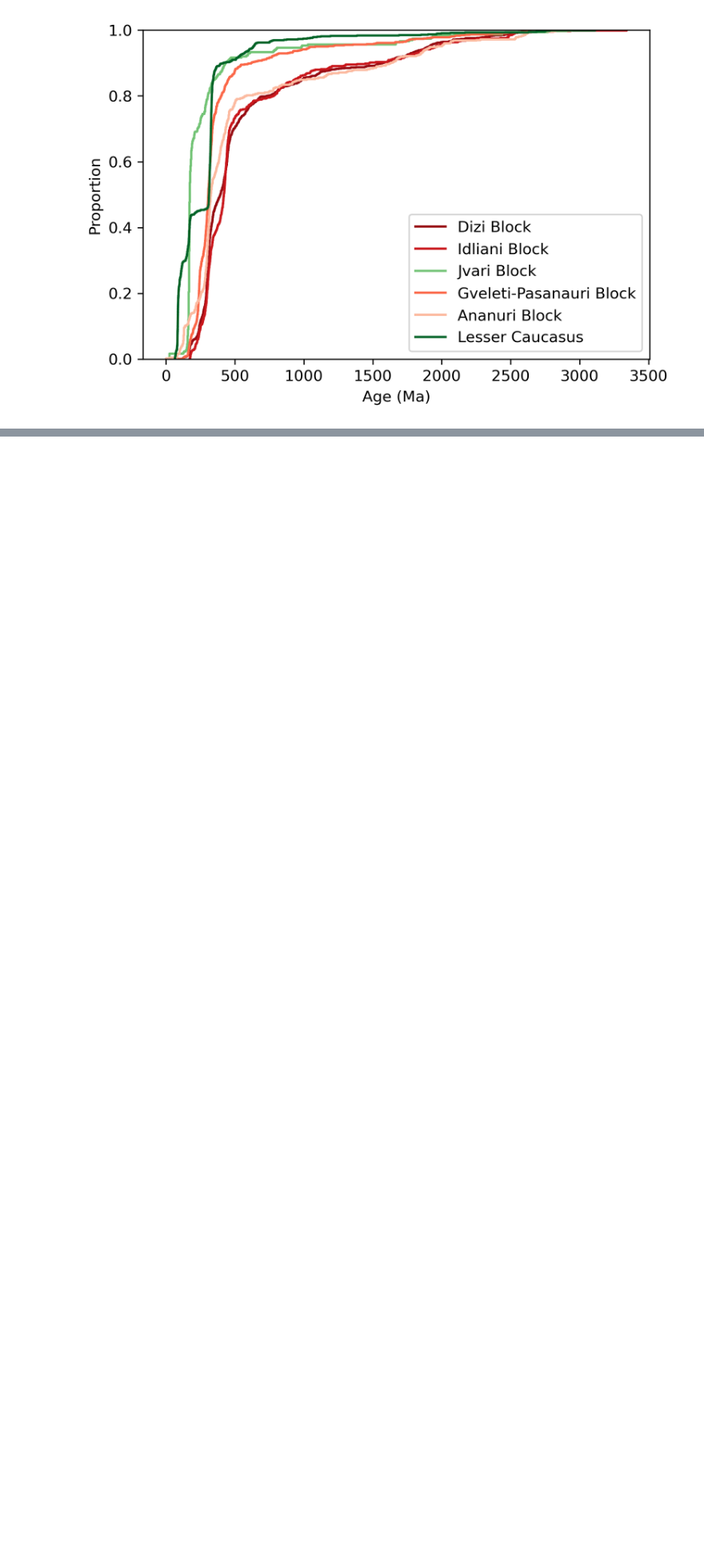
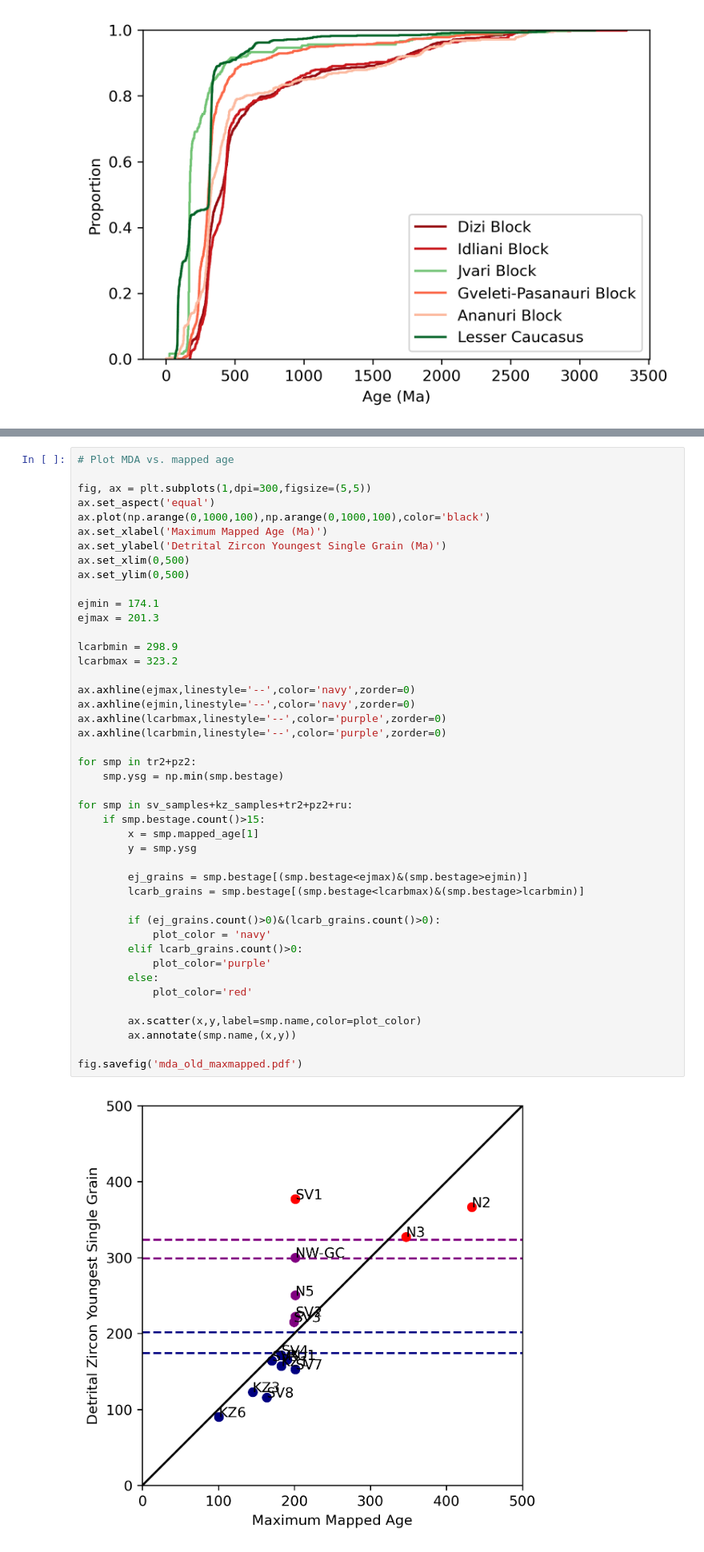
Before and after one commit to dyvasey/dz-caucasus, a Jupyter notebook: figs.ipynb, the cells around one changed output, grey strips where cells are left out. Shown at 80% size. Drawn from its saved outputs; the diff is of its cells as text; blank space fills up the shorter version.

```diff
--- a/figs.ipynb
+++ b/figs.ipynb
@@ -274,0 +334,46 @@ plot_fault_block([devcar,ptr,j,k],save=True,filename='age_dep.pdf',mda=False,met
+# %%
+# Plot MDA vs. mapped age
+
+fig, ax = plt.subplots(1,dpi=300,figsize=(5,5))
+ax.set_aspect('equal')
+ax.plot(np.arange(0,1000,100),np.arange(0,1000,100),color='black')
+ax.set_xlabel('Maximum Mapped Age (Ma)')
+ax.set_ylabel('Detrital Zircon Youngest Single Grain (Ma)')
+ax.set_xlim(0,500)
+ax.set_ylim(0,500)
+
+ejmin = 174.1
+ejmax = 201.3
+
+lcarbmin = 298.9
+lcarbmax = 323.2
+
+ax.axhline(ejmax,linestyle='--',color='navy',zorder=0)
+ax.axhline(ejmin,linestyle='--',color='navy',zorder=0)
+ax.axhline(lcarbmax,linestyle='--',color='purple',zorder=0)
+ax.axhline(lcarbmin,linestyle='--',color='purple',zorder=0)
+
+for smp in tr2+pz2:
+    smp.ysg = np.min(smp.bestage)
+
+for smp in sv_samples+kz_samples+tr2+pz2+ru:
+    if smp.bestage.count()>15:
+        x = smp.mapped_age[1]
+        y = smp.ysg
+
+        ej_grains = smp.bestage[(smp.bestage<ejmax)&(smp.bestage>ejmin)]
+        lcarb_grains = smp.bestage[(smp.bestage<lcarbmax)&(smp.bestage>lcarbmin)]
+
+        if (ej_grains.count()>0)&(lcarb_grains.count()>0):
+            plot_color = 'navy'
+        elif lcarb_grains.count()>0:
+            plot_color='purple'
+        else:
+            plot_color='red'
+
+        ax.scatter(x,y,label=smp.name,color=plot_color)
+        ax.annotate(smp.name,(x,y))
+
+fig.savefig('mda_old_maxmapped.pdf')
+# %% [output]
+[figure, added]
```
Also changed, not shown: parts of 4 cells of this notebook, 1 other file.
